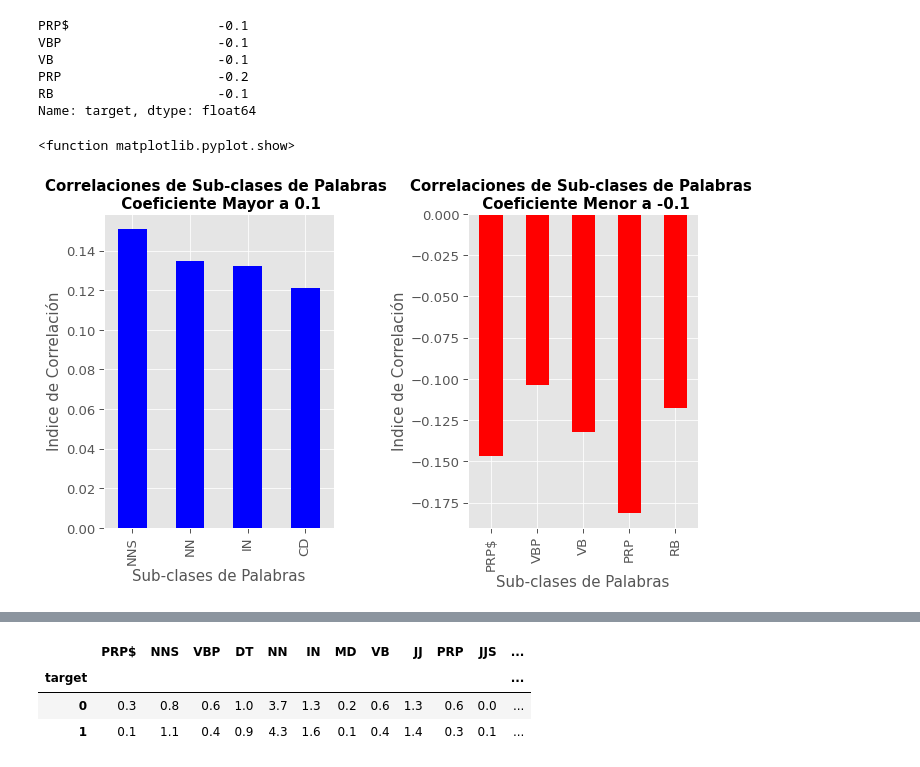
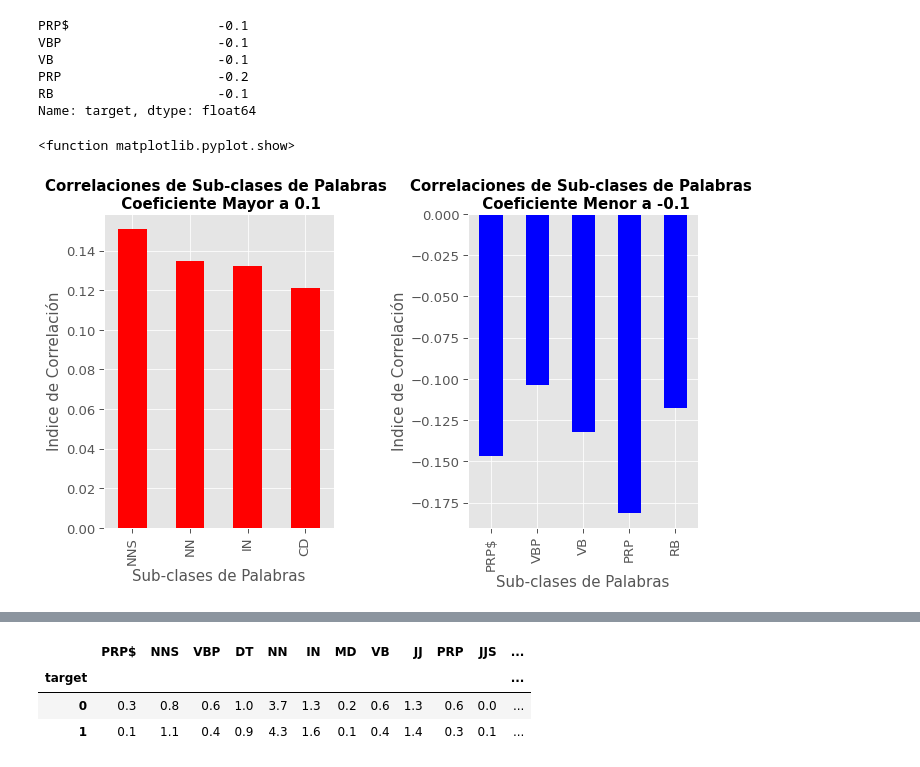
Before and after one commit to Ignacio-Ibarra/NLP-Disasters, a Jupyter notebook: TP_1_ULTIMA_VERSION_FINAL_FINAL.ipynb, the cells around one changed output, grey strips where cells are left out. Saved outputs shown, nothing was run; the diff lists cells and outputs as text; code cells hidden in the pictures.

```diff
--- a/TP_1_ULTIMA_VERSION_FINAL_FINAL.ipynb
+++ b/TP_1_ULTIMA_VERSION_FINAL_FINAL.ipynb
@@ -913,25 +911,25 @@ Name: target, dtype: float64
 # %%
 plt.subplot(1, 2, 1)
 
 #Variables que tienen correlación mayor a 0.1
-correlation[correlation.values>=0.1].plot(kind='bar', color='blue', figsize=(10,6))
+correlation[correlation.values>=0.1].plot(kind='bar', color='red', figsize=(10,6))
 plt.title('Correlaciones de Sub-clases de Palabras \n Coeficiente Mayor a 0.1',fontweight='bold', fontsize=15)
 plt.ylabel('Indice de Correlación', fontsize=15)
 plt.xlabel('Sub-clases de Palabras', fontsize=15)
 
 plt.subplot(1, 2, 2)
 
 #Varibales que tienen correlación menor a -0.1
-correlation[correlation.values<=-0.1].plot(kind='bar', color='red', figsize=(10,6))
+correlation[correlation.values<=-0.1].plot(kind='bar', color='blue', figsize=(10,6))
 plt.title('Correlaciones de Sub-clases de Palabras \n Coeficiente Menor a -0.1',fontweight='bold', fontsize=15)
 plt.ylabel('Indice de Correlación', fontsize=15)
 plt.xlabel('Sub-clases de Palabras', fontsize=15)
 
 plt.tight_layout()
 plt.show
 # %% [output]
 <function matplotlib.pyplot.show>
-[figure, old version]
+[figure, new version]
 # %%
 #Armo una lista con todos los nombres de las clases de palabras.
 agg_cols=train_no_duplicates_merge_word_classes.columns[24:].tolist()
```
Also changed, not shown: parts of 9 cells of this notebook.
